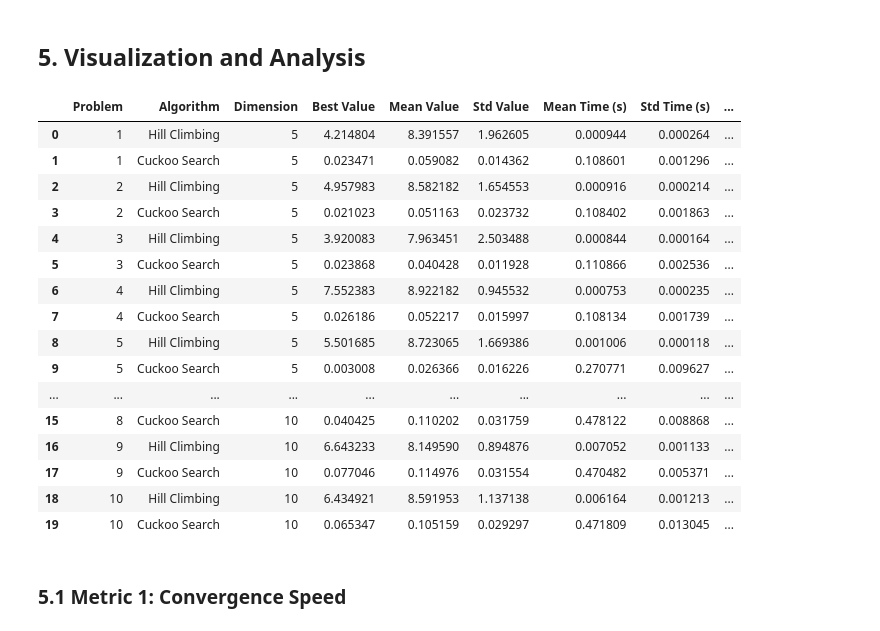
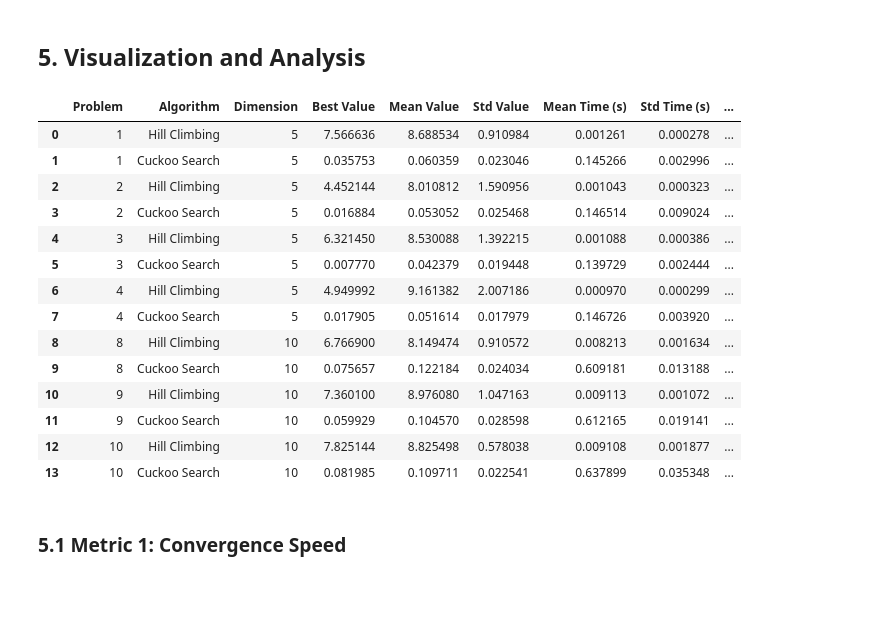
Before and after one commit to p1neapplechoco/search-algo, a Jupyter notebook: notebooks/ackley_traditional_vs_cuckoo.ipynb, the cells around one changed output. Saved outputs shown, nothing was run; the diff lists cells and outputs as text; code cells hidden in the pictures; blank space fills up the shorter version.

```diff
--- a/notebooks/ackley_traditional_vs_cuckoo.ipynb
+++ b/notebooks/ackley_traditional_vs_cuckoo.ipynb
@@ -381,28 +346,24 @@ Running Hill Climbing...
 # %% [markdown]
 ## 5. Visualization and Analysis
 # %%
-all_results = pd.concat(
-    [low_dim_results, medium_dim_results, high_dim_results], ignore_index=True
-)
+all_results = pd.concat([low_dim_results, high_dim_results], ignore_index=True)
 all_results
 # %% [output]
 |  | Problem | Algorithm | Dimension | Best Value | Mean Value | Std Value | Mean Time (s) | Std Time (s) | ... |
-| 0 | 1 | Hill Climbing | 5 | 4.214804 | 8.391557 | 1.962605 | 0.000944 | 0.000264 | ... |
-| 1 | 1 | Cuckoo Search | 5 | 0.023471 | 0.059082 | 0.014362 | 0.108601 | 0.001296 | ... |
-| 2 | 2 | Hill Climbing | 5 | 4.957983 | 8.582182 | 1.654553 | 0.000916 | 0.000214 | ... |
-| 3 | 2 | Cuckoo Search | 5 | 0.021023 | 0.051163 | 0.023732 | 0.108402 | 0.001863 | ... |
-| 4 | 3 | Hill Climbing | 5 | 3.920083 | 7.963451 | 2.503488 | 0.000844 | 0.000164 | ... |
-| 5 | 3 | Cuckoo Search | 5 | 0.023868 | 0.040428 | 0.011928 | 0.110866 | 0.002536 | ... |
-| 6 | 4 | Hill Climbing | 5 | 7.552383 | 8.922182 | 0.945532 | 0.000753 | 0.000235 | ... |
-| 7 | 4 | Cuckoo Search | 5 | 0.026186 | 0.052217 | 0.015997 | 0.108134 | 0.001739 | ... |
-| 8 | 5 | Hill Climbing | 5 | 5.501685 | 8.723065 | 1.669386 | 0.001006 | 0.000118 | ... |
-| 9 | 5 | Cuckoo Search | 5 | 0.003008 | 0.026366 | 0.016226 | 0.270771 | 0.009627 | ... |
-| ... | ... | ... | ... | ... | ... | ... | ... | ... | ... |
-| 15 | 8 | Cuckoo Search | 10 | 0.040425 | 0.110202 | 0.031759 | 0.478122 | 0.008868 | ... |
-| 16 | 9 | Hill Climbing | 10 | 6.643233 | 8.149590 | 0.894876 | 0.007052 | 0.001133 | ... |
-| 17 | 9 | Cuckoo Search | 10 | 0.077046 | 0.114976 | 0.031554 | 0.470482 | 0.005371 | ... |
-| 18 | 10 | Hill Climbing | 10 | 6.434921 | 8.591953 | 1.137138 | 0.006164 | 0.001213 | ... |
-| 19 | 10 | Cuckoo Search | 10 | 0.065347 | 0.105159 | 0.029297 | 0.471809 | 0.013045 | ... |
+| 0 | 1 | Hill Climbing | 5 | 7.566636 | 8.688534 | 0.910984 | 0.001261 | 0.000278 | ... |
+| 1 | 1 | Cuckoo Search | 5 | 0.035753 | 0.060359 | 0.023046 | 0.145266 | 0.002996 | ... |
+| 2 | 2 | Hill Climbing | 5 | 4.452144 | 8.010812 | 1.590956 | 0.001043 | 0.000323 | ... |
+| 3 | 2 | Cuckoo Search | 5 | 0.016884 | 0.053052 | 0.025468 | 0.146514 | 0.009024 | ... |
+| 4 | 3 | Hill Climbing | 5 | 6.321450 | 8.530088 | 1.392215 | 0.001088 | 0.000386 | ... |
+| 5 | 3 | Cuckoo Search | 5 | 0.007770 | 0.042379 | 0.019448 | 0.139729 | 0.002444 | ... |
+| 6 | 4 | Hill Climbing | 5 | 4.949992 | 9.161382 | 2.007186 | 0.000970 | 0.000299 | ... |
+| 7 | 4 | Cuckoo Search | 5 | 0.017905 | 0.051614 | 0.017979 | 0.146726 | 0.003920 | ... |
+| 8 | 8 | Hill Climbing | 10 | 6.766900 | 8.149474 | 0.910572 | 0.008213 | 0.001634 | ... |
+| 9 | 8 | Cuckoo Search | 10 | 0.075657 | 0.122184 | 0.024034 | 0.609181 | 0.013188 | ... |
+| 10 | 9 | Hill Climbing | 10 | 7.360100 | 8.976080 | 1.047163 | 0.009113 | 0.001072 | ... |
+| 11 | 9 | Cuckoo Search | 10 | 0.059929 | 0.104570 | 0.028598 | 0.612165 | 0.019141 | ... |
+| 12 | 10 | Hill Climbing | 10 | 7.825144 | 8.825498 | 0.578038 | 0.009108 | 0.001877 | ... |
+| 13 | 10 | Cuckoo Search | 10 | 0.081985 | 0.109711 | 0.022541 | 0.637899 | 0.035348 | ... |
 # %% [markdown]
 ### 5.1 Metric 1: Convergence Speed
 # %%
```
Also changed, not shown: parts of 9 cells of this notebook, 5 other files.
